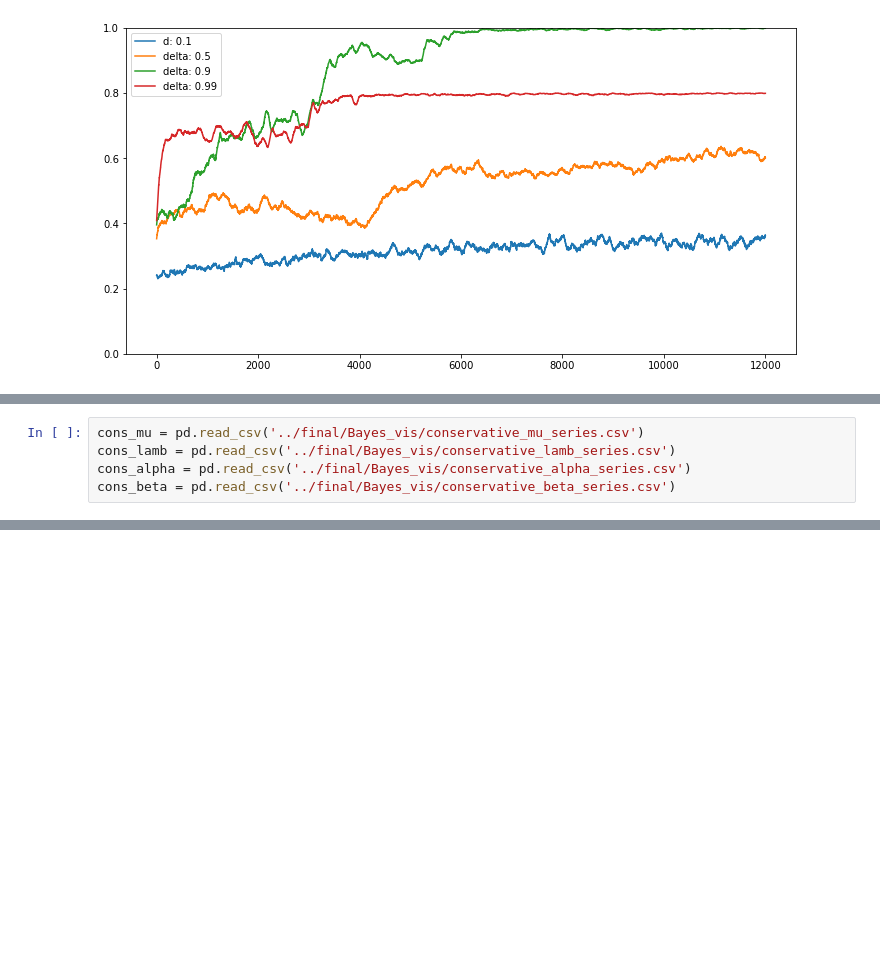
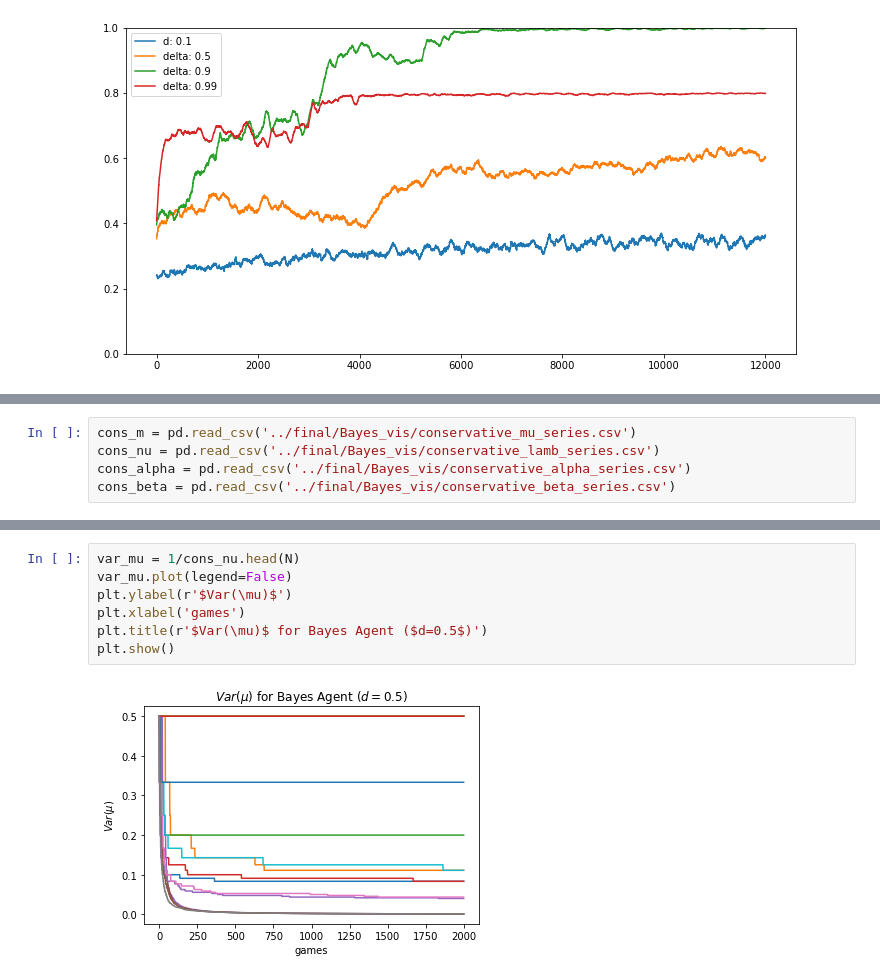
Before and after one commit to MartenThompson/rl-nim, a Jupyter notebook: code/visualization.ipynb, the cells around one changed output, grey strips where cells are left out. Drawn from its saved outputs; the diff is of its cells as text; blank space fills up the shorter version.

```diff
--- a/code/visualization.ipynb
+++ b/code/visualization.ipynb
@@ -884,5 +883,5 @@ plt.show()
 # %%
-cons_mu = pd.read_csv('../final/Bayes_vis/conservative_mu_series.csv')
-cons_lamb = pd.read_csv('../final/Bayes_vis/conservative_lamb_series.csv')
+cons_m = pd.read_csv('../final/Bayes_vis/conservative_mu_series.csv')
+cons_nu = pd.read_csv('../final/Bayes_vis/conservative_lamb_series.csv')
 cons_alpha = pd.read_csv('../final/Bayes_vis/conservative_alpha_series.csv')
 cons_beta = pd.read_csv('../final/Bayes_vis/conservative_beta_series.csv')
@@ -895,0 +897,9 @@ plt.show()
+# %%
+var_mu = 1/cons_nu.head(N)
+var_mu.plot(legend=False)
+plt.ylabel(r'$Var(\mu)$')
+plt.xlabel('games')
+plt.title(r'$Var(\mu)$ for Bayes Agent ($d=0.5$)')
+plt.show()
+# %% [output]
+[figure, added]
```
Also changed, not shown: parts of 17 cells of this notebook, 1 other file.
